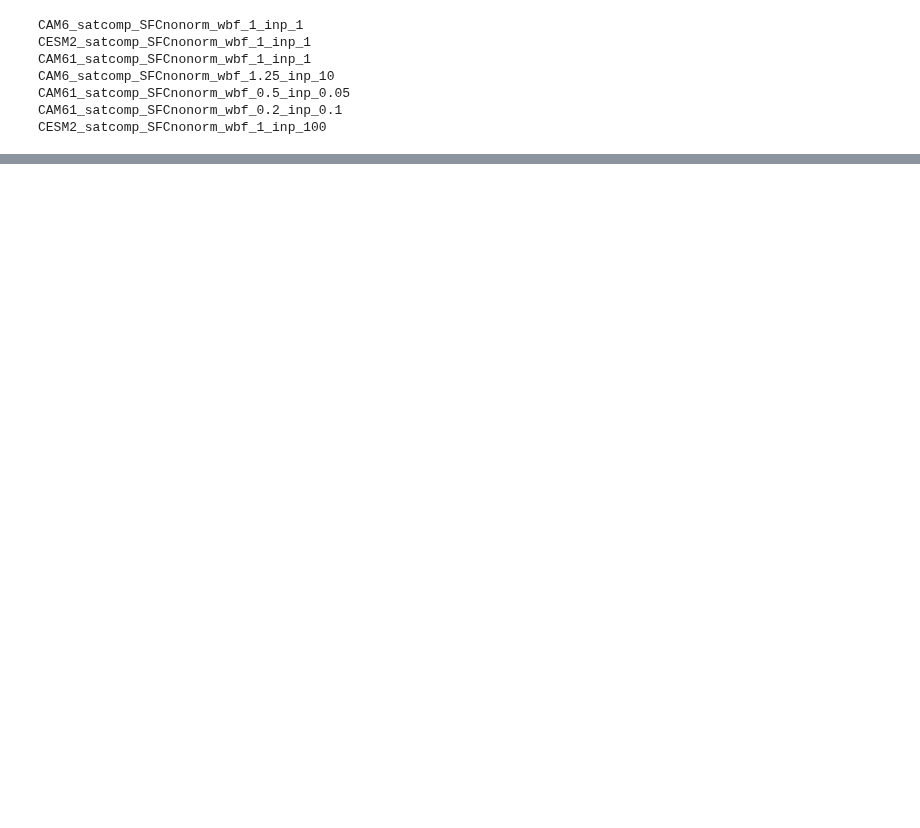
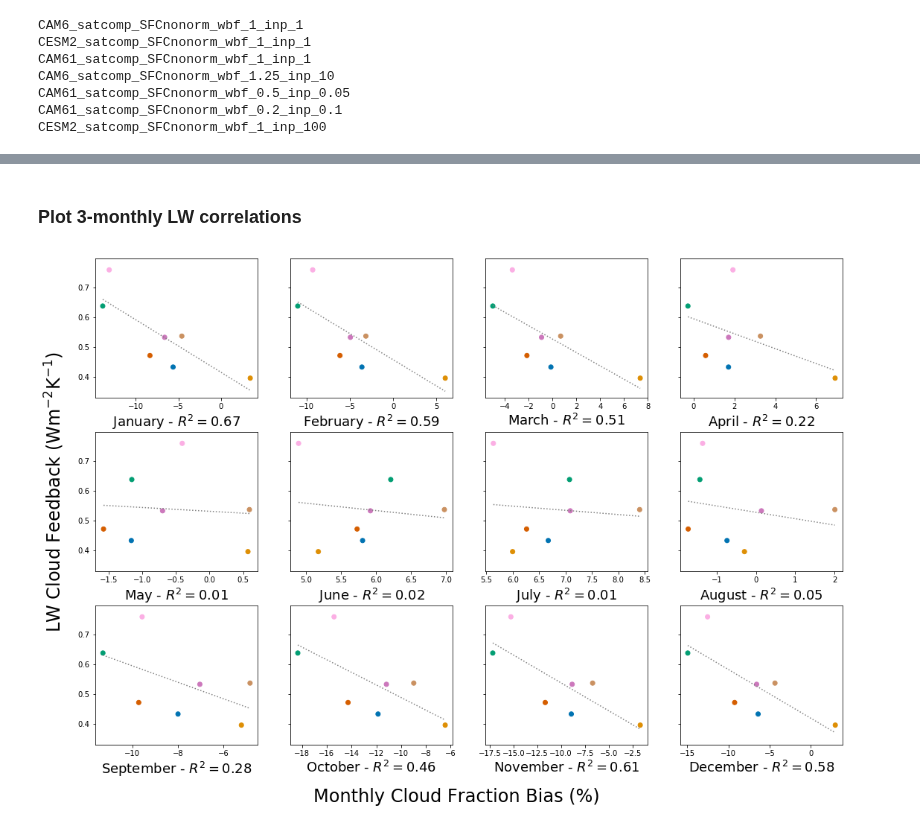
Before and after one commit to jshaw35/netcdf_analysis, a Jupyter notebook: paper_figures/correlate_feedbacks.ipynb, the cells around one changed output, grey strips where cells are left out. Saved outputs shown, nothing was run; the diff lists cells and outputs as text; code cells hidden in the pictures; blank space fills up the shorter version.

```diff
--- a/paper_figures/correlate_feedbacks.ipynb
+++ b/paper_figures/correlate_feedbacks.ipynb
@@ -126,15 +128,0 @@ CESM2_satcomp_SFCnonorm_wbf_1_inp_100
-# %%
-apr_totcloud_dict = {}
-fma_totcloud_dict = {}
-for i in totcloud_init:
-    _ds = add_weights(totcloud_init[i])
-    _apr_mean = _ds.groupby('time.month').mean('time').sel(month=4)
-    _fma_mean = _ds.groupby('time.month').mean('time').sel(month=[2,3,4]).mean('month')
-    mask = _ds['lat'] < 66
-    _apr_avg = masked_average(_apr_mean,dim=['lat','lon'],weights=_apr_mean['cell_weight'],mask=mask)
-    _fma_avg = masked_average(_fma_mean,dim=['lat','lon'],weights=_fma_mean['cell_weight'],mask=mask)
-    apr_totcloud_dict[i] = _apr_avg
-    fma_totcloud_dict[i] = _fma_avg
-
-apr_totcloud = np.array(list(apr_totcloud_dict.values())).flatten()
-fma_totcloud = np.array(list(fma_totcloud_dict.values())).flatten()
@@ -140,0 +300,17 @@ fma_totcloud = np.array(list(fma_totcloud_dict.values())).flatten()
+# %% [markdown]
+### Plot 3-monthly LW correlations
+# %%
+fig,axs = plt.subplots(nrows=3,ncols=4,figsize=(18,12),sharey=True)
+fig.subplots_adjust(hspace=0.25)
+
+# Subplot-wide axis labelling
+fig.text(0.50, 0.030, 'Monthly Cloud Fraction Bias (%)',
+         va='bottom', ha='center', rotation='horizontal',
+         rotation_mode='anchor', fontsize=24)
+fig.text(0.09, 0.30, 'LW Cloud Feedback (Wm$^{-2}$K$^{-1}$)',
+         rotation='vertical', rotation_mode='anchor', fontsize=24)
+
+for i,ax in enumerate(axs.flat):
+    plot_correlation(i+1,['cloudlw_fb'],ax,totm=3)
+# %% [output]
+[figure, added]
```
Also changed, not shown: parts of 45 cells of this notebook, 1 other file.
